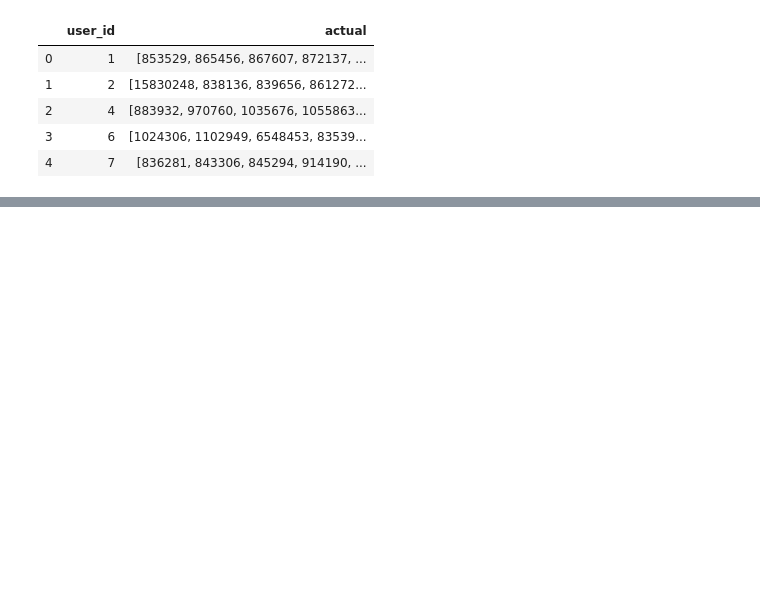
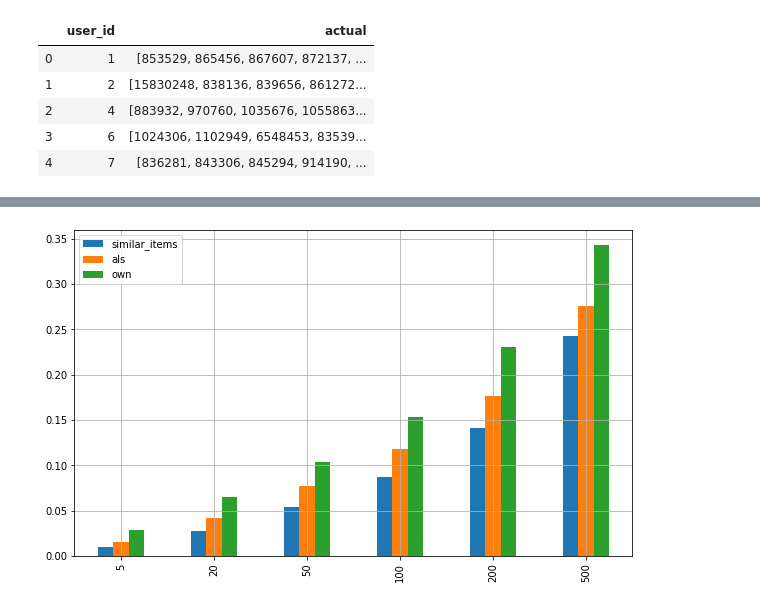
Before and after one commit to Yegor9151/Recommender_systems, a Jupyter notebook: Lesson 6 Two-tier recommendation models/practice.ipynb, the cells around one changed output, grey strips where cells are left out. Saved outputs shown, nothing was run; the diff lists cells and outputs as text; code cells hidden in the pictures; blank space fills up the shorter version.

```diff
--- a/Lesson 6 Two-tier recommendation models/practice.ipynb
+++ b/Lesson 6 Two-tier recommendation models/practice.ipynb
@@ -58,9 +60,9 @@ val_lvl_2_size_weeks = 3
 
 data_train_lvl_1 = data[data['week_no'] < data['week_no'].max() - (val_lvl_1_size_weeks + val_lvl_2_size_weeks)]
 data_val_lvl_1 = data[(data['week_no'] >= data['week_no'].max() - (val_lvl_1_size_weeks + val_lvl_2_size_weeks)) &
-                      (data['week_no'] < data['week_no'].max() - (val_lvl_2_size_weeks))]
+                      (data['week_no'] < data['week_no'].max() - val_lvl_2_size_weeks)]
 
-data_train_lvl_2 = data_train_lvl_1.copy() # Для наглядности. Далее мы добавим изменения, и они будут отличаться
+data_train_lvl_2 = data_val_lvl_1.copy() # Для наглядности. Далее мы добавим изменения, и они будут отличаться
 data_val_lvl_2 = data[data['week_no'] >= data['week_no'].max() - val_lvl_2_size_weeks]
 
 data_val_lvl_1.head()
@@ -135,0 +138,31 @@ result_lvl_1.head()
+# %%
+N = 500
+K = 5, 20, 50, 100, 200, 500
+
+k_dict = {}
+
+for k in K:
+
+#     result_lvl_1['similar_users_recommendation'] = result_lvl_1['user_id'].apply(
+#         lambda x: recommender.get_similar_users_recommendation(user=x, N=N)
+#     )# apply
+
+    result_lvl_1['similar_items_recommendation'] = result_lvl_1['user_id'].apply(
+        lambda x: recommender.get_similar_items_recommendation(user=x, N=N)
+    )# apply
+
+    result_lvl_1['als_recommendations'] = result_lvl_1['user_id'].apply(
+        lambda x: recommender.get_als_recommendations(user=x, N=N)
+    )# apply
+
+    result_lvl_1['own_recommendations'] = result_lvl_1['user_id'].apply(
+        lambda x: recommender.get_own_recommendations(user=x, N=N)
+    )# apply
+
+    k_dict[k] = evaluete_rec(data=result_lvl_1,
+                              true='actual',
+                              metric='recall@k',
+                              k=k)
+# %%
+eval_recall = pd.DataFrame(k_dict, index=['similar_items', 'als', 'own']).T
+eval_recall
@@ -135,0 +177,6 @@ result_lvl_1.head()
+# %%
+eval_recall.plot(kind='bar', figsize=(10,6))
+plt.grid()
+plt.show()
+# %% [output]
+[figure, added]
```
Also changed, not shown: parts of 32 cells of this notebook.
